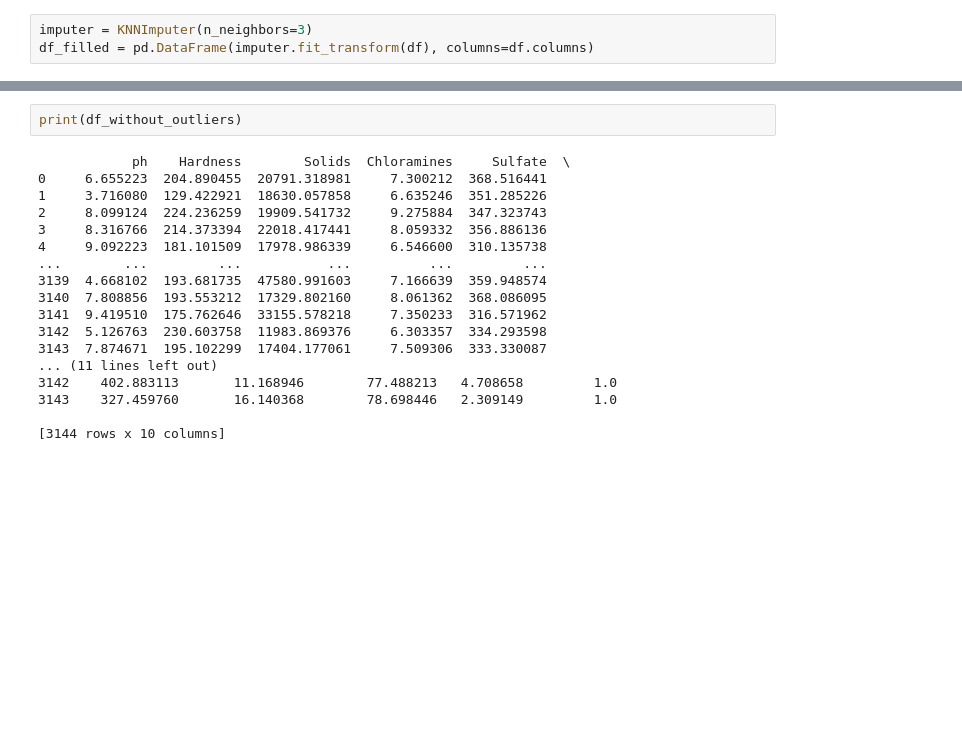
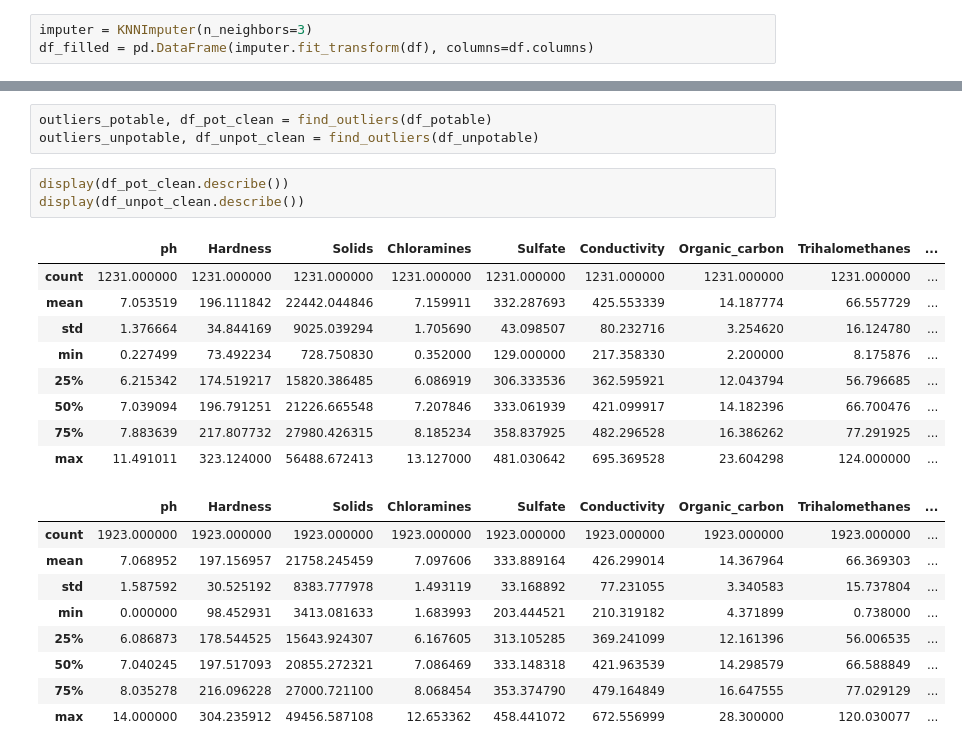
Before and after one commit to Ichtiostega/data-exploration-2-electric-boogaloo, a Jupyter notebook: water-potability.ipynb, the cells around one changed output, grey strips where cells are left out. Drawn from its saved outputs; the diff is of its cells as text; blank space fills up the shorter version.

```diff
--- a/water-potability.ipynb
+++ b/water-potability.ipynb
@@ -75,20 +81,25 @@ count   3144.000000     3144.000000      3144.000000  3144.000000  3144.000000
-# %%
-print(df_without_outliers)
-# %% [output]
-            ph    Hardness        Solids  Chloramines     Sulfate  \
-0     6.655223  204.890455  20791.318981     7.300212  368.516441
-1     3.716080  129.422921  18630.057858     6.635246  351.285226
-2     8.099124  224.236259  19909.541732     9.275884  347.323743
-3     8.316766  214.373394  22018.417441     8.059332  356.886136
-4     9.092223  181.101509  17978.986339     6.546600  310.135738
-...        ...         ...           ...          ...         ...
-3139  4.668102  193.681735  47580.991603     7.166639  359.948574
-3140  7.808856  193.553212  17329.802160     8.061362  368.086095
-3141  9.419510  175.762646  33155.578218     7.350233  316.571962
-3142  5.126763  230.603758  11983.869376     6.303357  334.293598
-3143  7.874671  195.102299  17404.177061     7.509306  333.330087
-... (11 lines left out)
-3142    402.883113       11.168946        77.488213   4.708658         1.0
-3143    327.459760       16.140368        78.698446   2.309149         1.0
-
-[3144 rows x 10 columns]
+# %%
+outliers_potable, df_pot_clean = find_outliers(df_potable)
+outliers_unpotable, df_unpot_clean = find_outliers(df_unpotable)
+# %%
+display(df_pot_clean.describe())
+display(df_unpot_clean.describe())
+# %% [output]
+|  | ph | Hardness | Solids | Chloramines | Sulfate | Conductivity | Organic_carbon | Trihalomethanes | ... |
+| count | 1231.000000 | 1231.000000 | 1231.000000 | 1231.000000 | 1231.000000 | 1231.000000 | 1231.000000 | 1231.000000 | ... |
+| mean | 7.053519 | 196.111842 | 22442.044846 | 7.159911 | 332.287693 | 425.553339 | 14.187774 | 66.557729 | ... |
+| std | 1.376664 | 34.844169 | 9025.039294 | 1.705690 | 43.098507 | 80.232716 | 3.254620 | 16.124780 | ... |
+| min | 0.227499 | 73.492234 | 728.750830 | 0.352000 | 129.000000 | 217.358330 | 2.200000 | 8.175876 | ... |
+| 25% | 6.215342 | 174.519217 | 15820.386485 | 6.086919 | 306.333536 | 362.595921 | 12.043794 | 56.796685 | ... |
+| 50% | 7.039094 | 196.791251 | 21226.665548 | 7.207846 | 333.061939 | 421.099917 | 14.182396 | 66.700476 | ... |
+| 75% | 7.883639 | 217.807732 | 27980.426315 | 8.185234 | 358.837925 | 482.296528 | 16.386262 | 77.291925 | ... |
+| max | 11.491011 | 323.124000 | 56488.672413 | 13.127000 | 481.030642 | 695.369528 | 23.604298 | 124.000000 | ... |
+|  | ph | Hardness | Solids | Chloramines | Sulfate | Conductivity | Organic_carbon | Trihalomethanes | ... |
+| count | 1923.000000 | 1923.000000 | 1923.000000 | 1923.000000 | 1923.000000 | 1923.000000 | 1923.000000 | 1923.000000 | ... |
+| mean | 7.068952 | 197.156957 | 21758.245459 | 7.097606 | 333.889164 | 426.299014 | 14.367964 | 66.369303 | ... |
+| std | 1.587592 | 30.525192 | 8383.777978 | 1.493119 | 33.168892 | 77.231055 | 3.340583 | 15.737804 | ... |
+| min | 0.000000 | 98.452931 | 3413.081633 | 1.683993 | 203.444521 | 210.319182 | 4.371899 | 0.738000 | ... |
+| 25% | 6.086873 | 178.544525 | 15643.924307 | 6.167605 | 313.105285 | 369.241099 | 12.161396 | 56.006535 | ... |
+| 50% | 7.040245 | 197.517093 | 20855.272321 | 7.086469 | 333.148318 | 421.963539 | 14.298579 | 66.588849 | ... |
+| 75% | 8.035278 | 216.096228 | 27000.721100 | 8.068454 | 353.374790 | 479.164849 | 16.647555 | 77.029129 | ... |
+| max | 14.000000 | 304.235912 | 49456.587108 | 12.653362 | 458.441072 | 672.556999 | 28.300000 | 120.030077 | ... |
```
Also changed, not shown: parts of 11 cells of this notebook.
